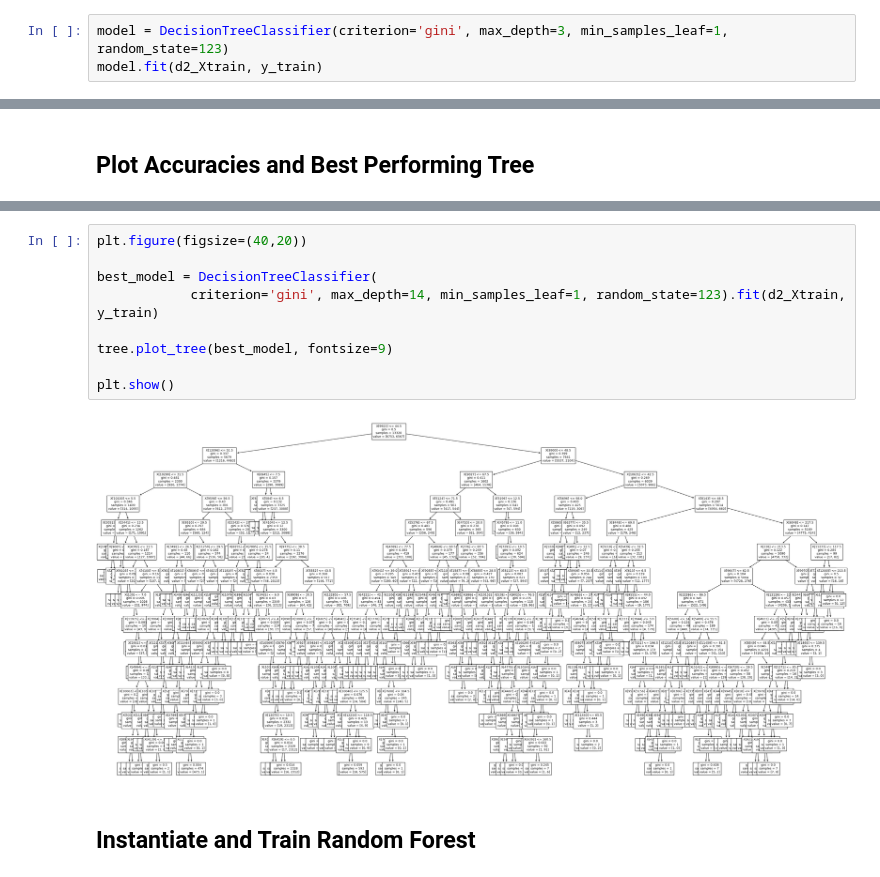
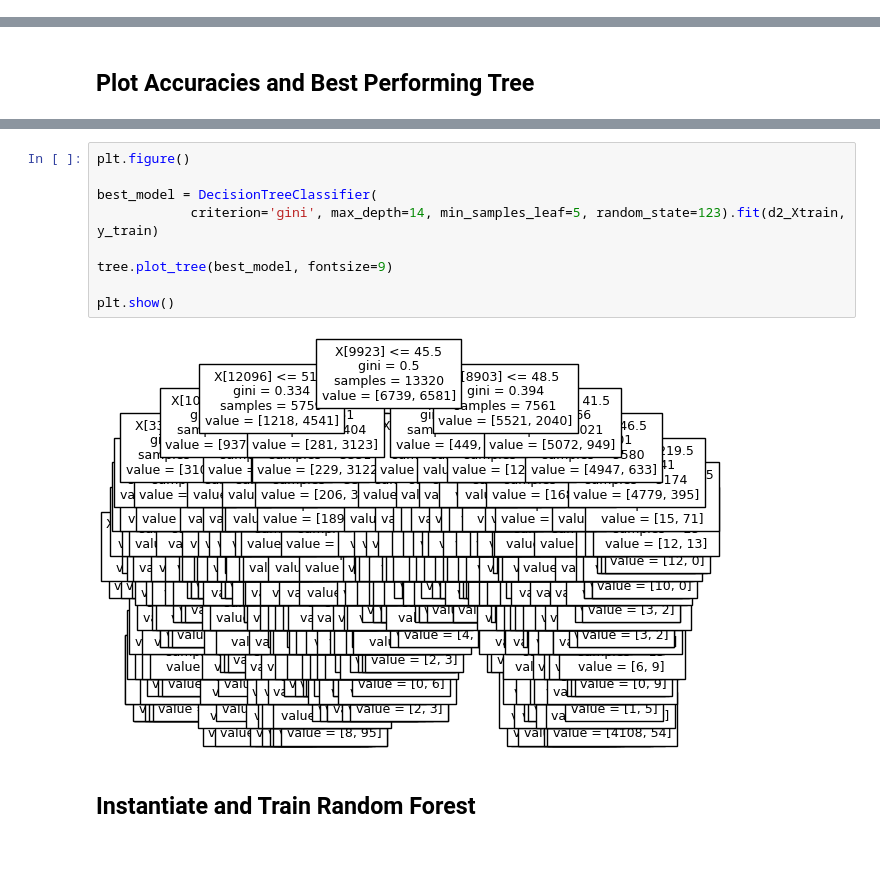
Before and after one commit to murdockma/4604_ML_project, a Jupyter notebook: 4604 Project.ipynb, the cells around one changed output, grey strips where cells are left out. Drawn from its saved outputs; the diff is of its cells as text.

```diff
--- a/4604 Project.ipynb
+++ b/4604 Project.ipynb
@@ -129,3 +114,0 @@ d2_Xtest = X_test.reshape((nsamples_,nx_*ny_*nz_))
-# %%
-model = DecisionTreeClassifier(criterion='gini', max_depth=3, min_samples_leaf=1, random_state=123)
-model.fit(d2_Xtrain, y_train)
@@ -267,14 +200,14 @@ plt.ylabel('Test Accuracy');
 # %%
-plt.figure(figsize=(40,20))
+plt.figure()
 
 best_model = DecisionTreeClassifier(
-            criterion='gini', max_depth=14, min_samples_leaf=1, random_state=123).fit(d2_Xtrain, y_train)
+            criterion='gini', max_depth=14, min_samples_leaf=5, random_state=123).fit(d2_Xtrain, y_train)
 
 tree.plot_tree(best_model, fontsize=9)
 
 plt.show()
 # %% [output]
-[figure, old version]
+[figure, new version]
 # %% [markdown]
 ## Instantiate and Train Random Forest
 # %%
```
Also changed, not shown: parts of 32 cells of this notebook.
